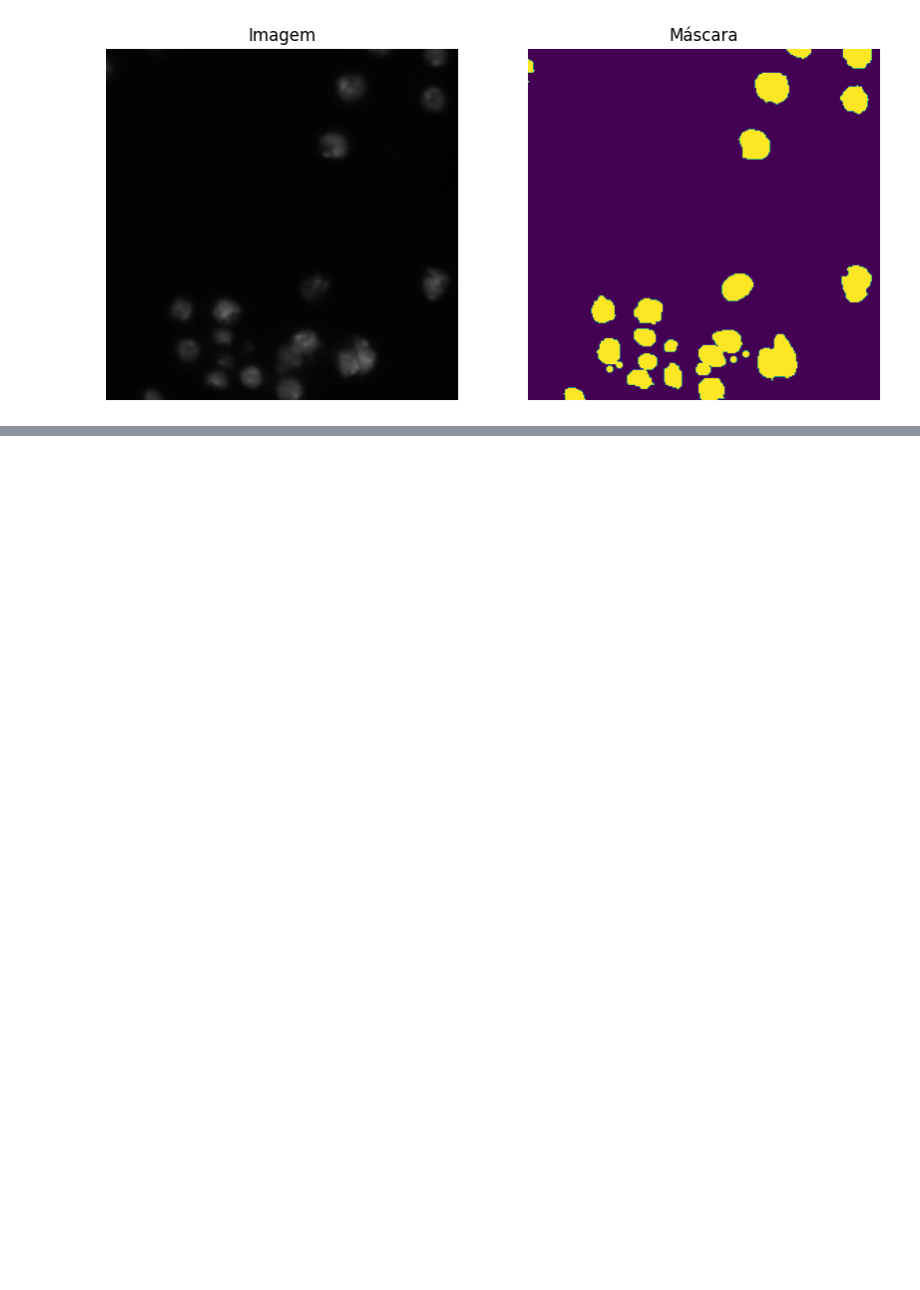
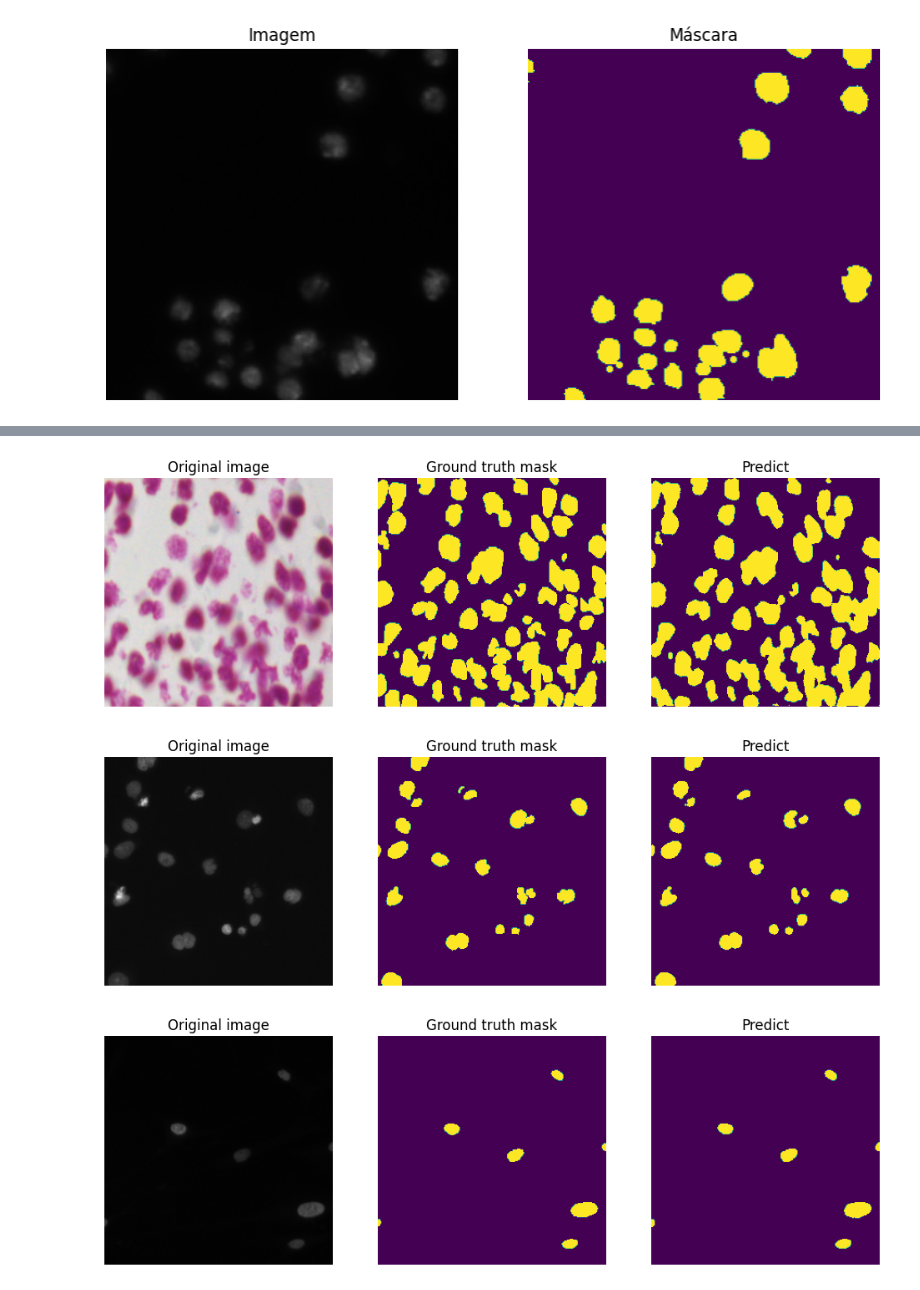
Before and after one commit to viniciusslvdor/bowl-2018, a Jupyter notebook: notebooks/microscope-segmentation.ipynb, the cells around one changed output, grey strips where cells are left out. Drawn from its saved outputs; the diff is of its cells as text; code cells hidden in the pictures; blank space fills up the shorter version.

```diff
--- a/notebooks/microscope-segmentation.ipynb
+++ b/notebooks/microscope-segmentation.ipynb
@@ -94,0 +307,9 @@ Text(0.5, 1.0, 'Máscara')
+# %%
+imgs_idx = np.random.choice(len(X_val), 3)
+
+for idx in imgs_idx:
+    compare_segmentation(X_val[idx], np.squeeze(y_val[idx]), np.squeeze(predict_val[idx]))
+# %% [output]
+[figure, added]
+[figure, added]
+[figure, added]
```
Also changed, not shown: parts of 35 cells of this notebook, 2 other files.
